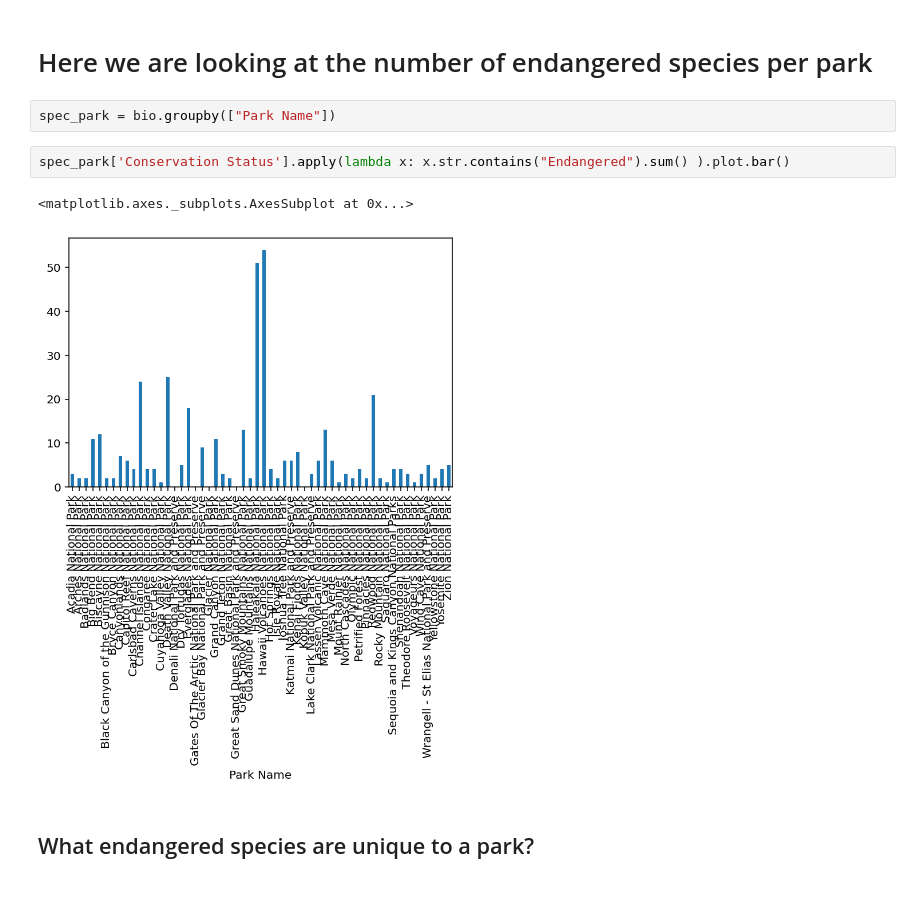
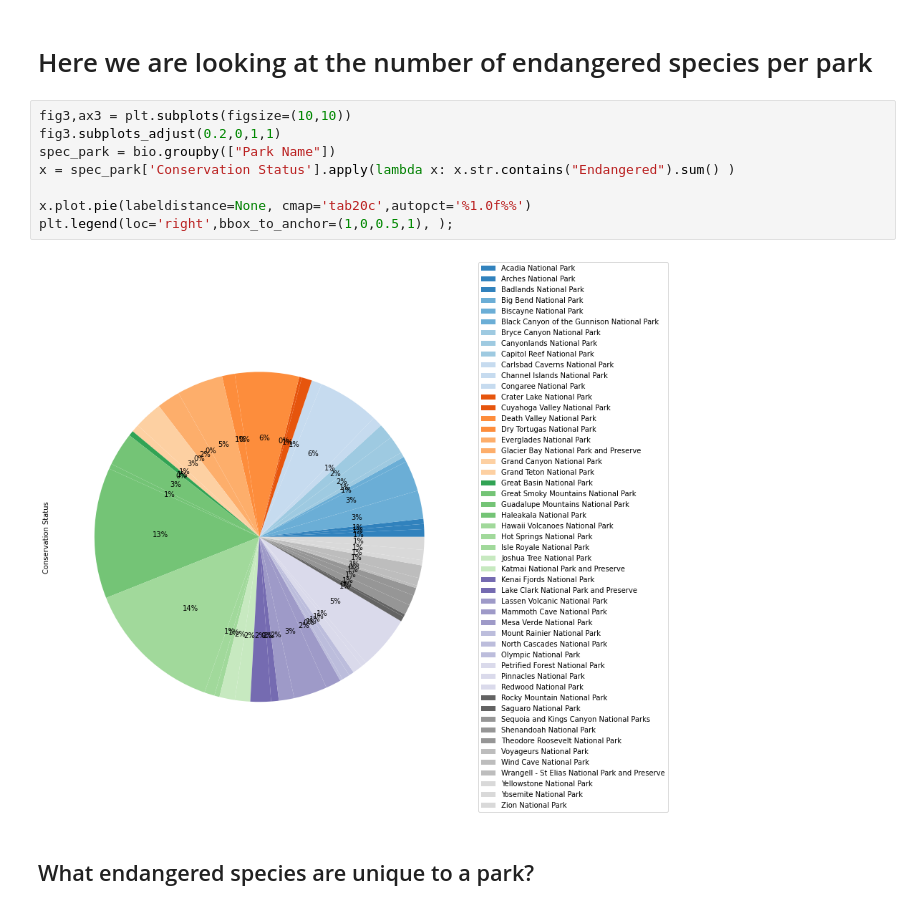
Before and after one commit to elc487/biodiversity_USNTLParks, a Jupyter notebook: Biodiversity of National Parks.ipynb, the cells around one changed output. Drawn from its saved outputs; the diff is of its cells as text.

```diff
--- a/Biodiversity of National Parks.ipynb
+++ b/Biodiversity of National Parks.ipynb
@@ -56,13 +51,16 @@ bio[endangered_park]["Species ID"].count()
 374
 # %% [markdown]
 # Here we are looking at the number of endangered species per park
-# %%
-spec_park = bio.groupby(["Park Name"])
-# %%
-spec_park['Conservation Status'].apply(lambda x: x.str.contains("Endangered").sum() ).plot.bar()
-# %% [output]
-<matplotlib.axes._subplots.AxesSubplot at 0x...>
-[figure, removed]
+# %%
+fig3,ax3 = plt.subplots(figsize=(10,10))
+fig3.subplots_adjust(0.2,0,1,1)
+spec_park = bio.groupby(["Park Name"])
+x = spec_park['Conservation Status'].apply(lambda x: x.str.contains("Endangered").sum() )
+
+x.plot.pie(labeldistance=None, cmap='tab20c',autopct='%1.0f%%')
+plt.legend(loc='right',bbox_to_anchor=(1,0,0.5,1), );
+# %% [output]
+[figure, added]
 # %% [markdown]
 ## What endangered species are unique to a park?
 # %%
```
Also changed, not shown: parts of 8 cells of this notebook.
